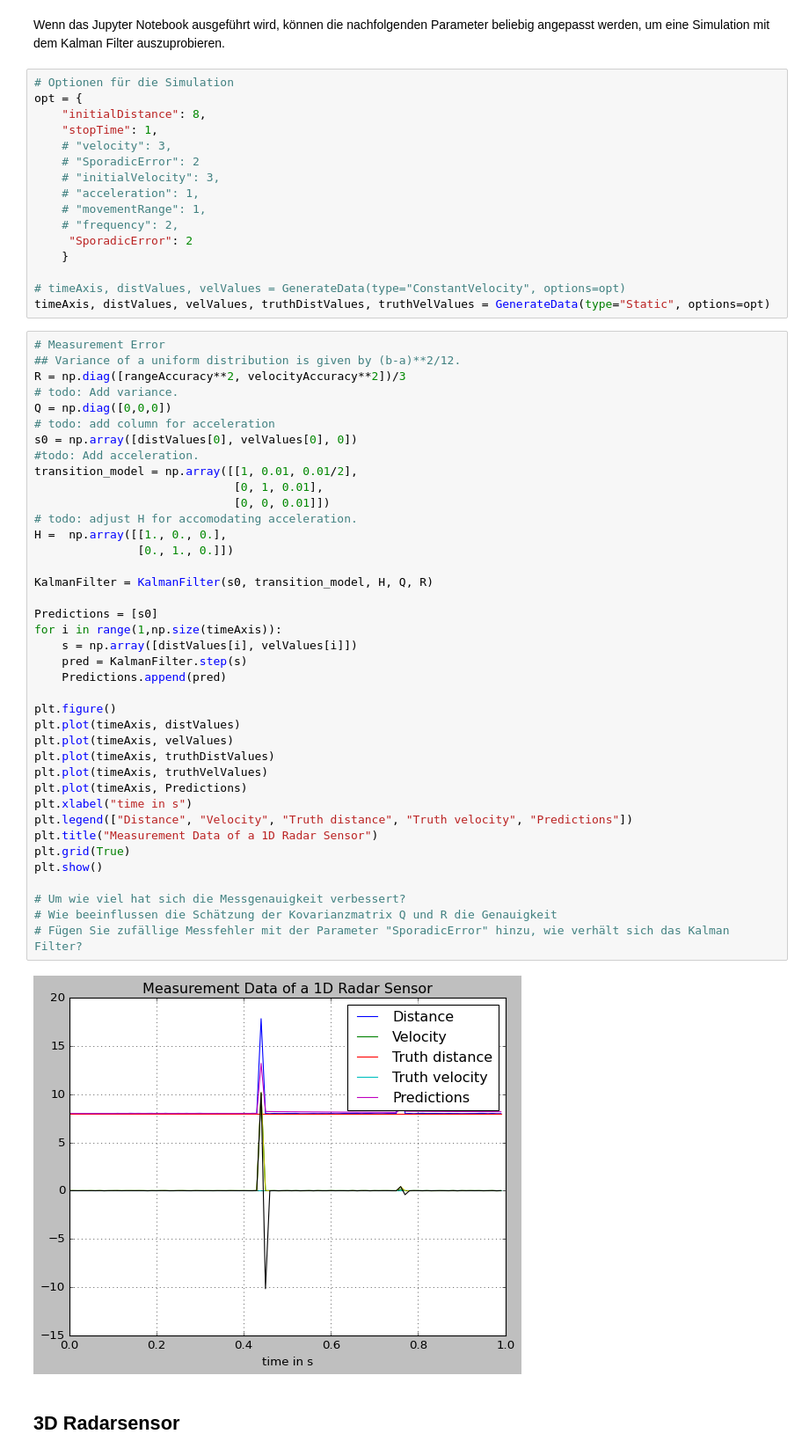
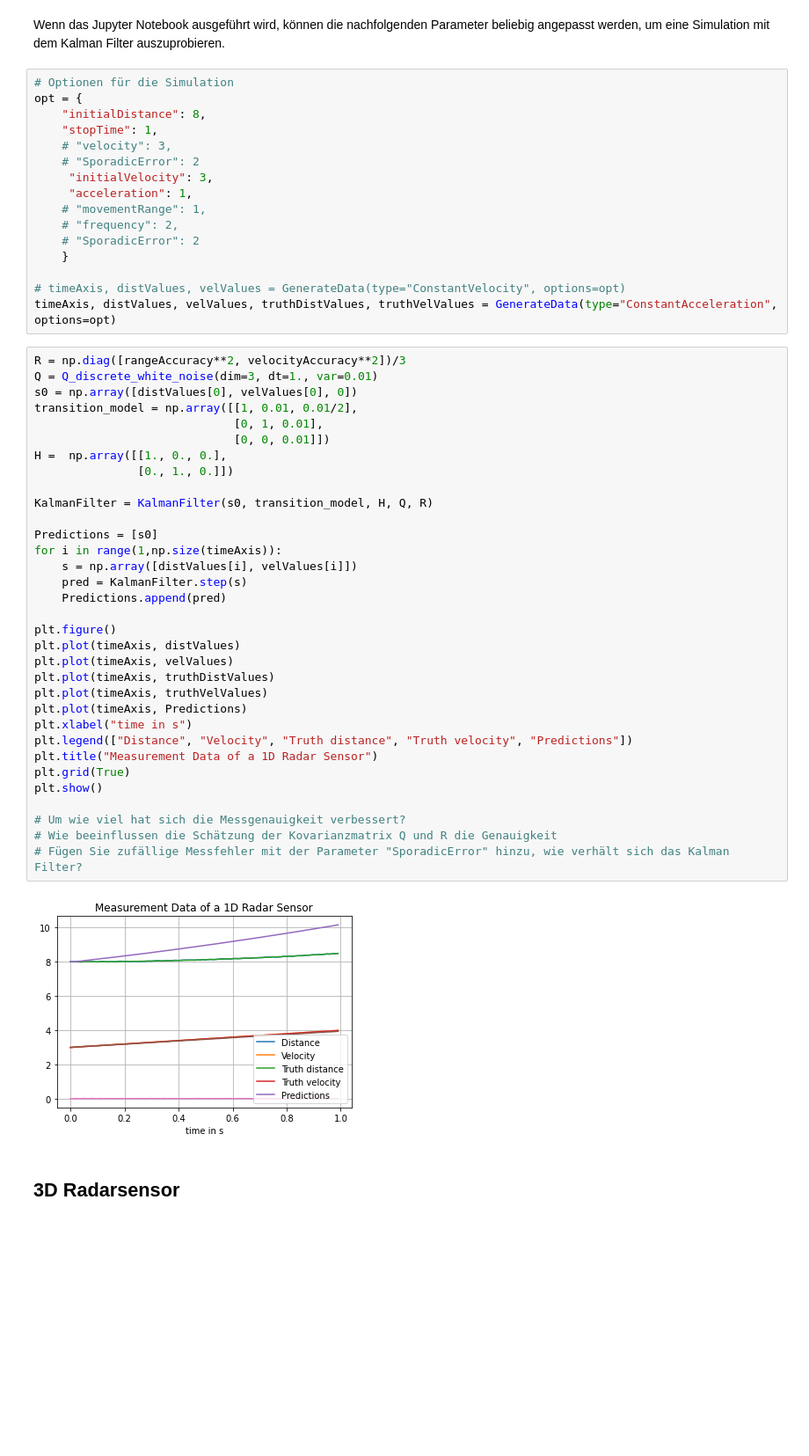
Before and after one commit to goseind/kalman-filter-dbscan, a Jupyter notebook: bericht.ipynb, the cells around one changed output. Shown at 88% size. Saved outputs shown, nothing was run; the diff lists cells and outputs as text; blank space fills up the shorter version.

Commit message:
Q Noise Funktion

```diff
--- a/bericht.ipynb
+++ b/bericht.ipynb
@@ -371,56 +414,50 @@ opt = {
     "stopTime": 1,
     # "velocity": 3,
     # "SporadicError": 2
-    # "initialVelocity": 3,
-    # "acceleration": 1,
+     "initialVelocity": 3,
+     "acceleration": 1,
     # "movementRange": 1,
     # "frequency": 2,
-     "SporadicError": 2
+    # "SporadicError": 2
     }
 
 # timeAxis, distValues, velValues = GenerateData(type="ConstantVelocity", options=opt)
-timeAxis, distValues, velValues, truthDistValues, truthVelValues = GenerateData(type="Static", options=opt)
+timeAxis, distValues, velValues, truthDistValues, truthVelValues = GenerateData(type="ConstantAcceleration", options=opt)
 # %%
-# Measurement Error
-## Variance of a uniform distribution is given by (b-a)**2/12.
 R = np.diag([rangeAccuracy**2, velocityAccuracy**2])/3
-# todo: Add variance.
-Q = np.diag([0,0,0])
-# todo: add column for acceleration
+Q = Q_discrete_white_noise(dim=3, dt=1., var=0.01)
 s0 = np.array([distValues[0], velValues[0], 0])
-#todo: Add acceleration.
 transition_model = np.array([[1, 0.01, 0.01/2],
                              [0, 1, 0.01],
                              [0, 0, 0.01]])
-# todo: adjust H for accomodating acceleration.
 H =  np.array([[1., 0., 0.],
                [0., 1., 0.]])
 
 KalmanFilter = KalmanFilter(s0, transition_model, H, Q, R)
 
 Predictions = [s0]
 for i in range(1,np.size(timeAxis)):
     s = np.array([distValues[i], velValues[i]])
     pred = KalmanFilter.step(s)
     Predictions.append(pred)
 
 plt.figure()
 plt.plot(timeAxis, distValues)
 plt.plot(timeAxis, velValues)
 plt.plot(timeAxis, truthDistValues)
 plt.plot(timeAxis, truthVelValues)
 plt.plot(timeAxis, Predictions)
 plt.xlabel("time in s")
 plt.legend(["Distance", "Velocity", "Truth distance", "Truth velocity", "Predictions"])
 plt.title("Measurement Data of a 1D Radar Sensor")
 plt.grid(True)
 plt.show()
 
 # Um wie viel hat sich die Messgenauigkeit verbessert?
 # Wie beeinflussen die Schätzung der Kovarianzmatrix Q und R die Genauigkeit
 # Fügen Sie zufällige Messfehler mit der Parameter "SporadicError" hinzu, wie verhält sich das Kalman Filter?
 # %% [output]
-[figure, old version]
+[figure, new version]
 # %% [markdown]
 ## 3D Radarsensor
 # %% [markdown]
```
Also changed, not shown: parts of 6 cells of this notebook, 3 other files.
